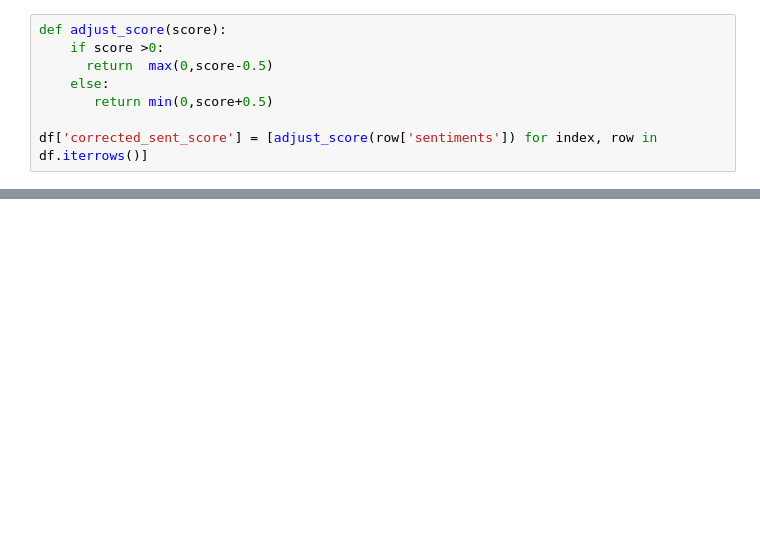
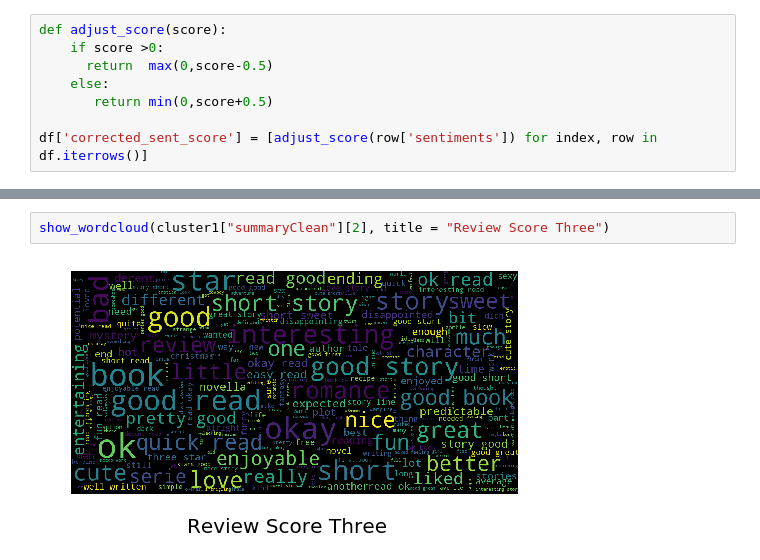
Before and after one commit to yashvardhan90/AmazeRec, a Jupyter notebook: Data Preprocessing.ipynb, the cells around one changed output, grey strips where cells are left out. Cells and saved outputs as stored; diff of their text form; blank space fills up the shorter version.

```diff
--- a/Data Preprocessing.ipynb
+++ b/Data Preprocessing.ipynb
@@ -45,0 +136,4 @@ df.to_pickle('../reviews_Kindle_Store_5.h5')
+# %%
+show_wordcloud(cluster1["summaryClean"][2], title = "Review Score Three")
+# %% [output]
+[figure, added]
```
Also changed, not shown: parts of 20 cells of this notebook, 3 other files.
